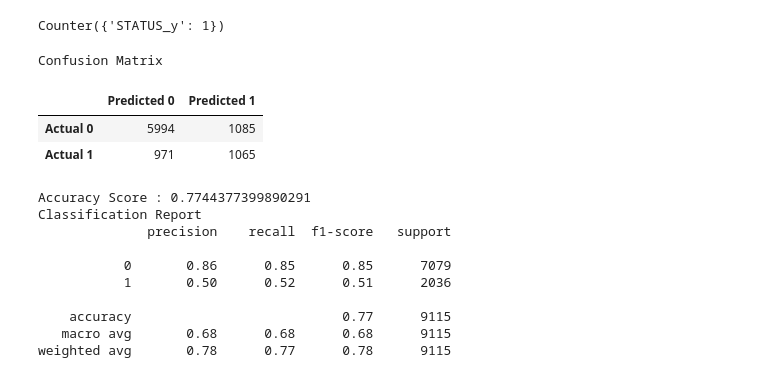
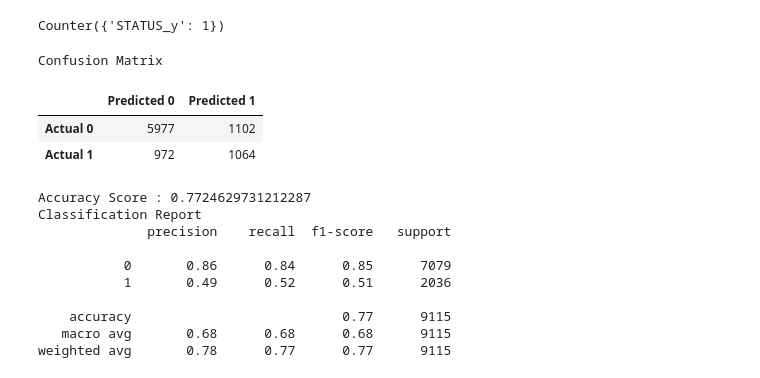
Before and after one commit to summerginger/DataSweeper_Project, a Jupyter notebook: machine_learning/test_machine_leaning_pred.ipynb, the cells around one changed output. Drawn from its saved outputs; the diff is of its cells as text; code cells hidden in the pictures.

```diff
--- a/machine_learning/test_machine_leaning_pred.ipynb
+++ b/machine_learning/test_machine_leaning_pred.ipynb
@@ -7,7 +7,7 @@ from sklearn.model_selection import train_test_split
 from sklearn.metrics import confusion_matrix, accuracy_score, classification_report
 warnings.filterwarnings('ignore')
 
-credit_application_df = pd.read_csv("../Resources/datasets/ML_credit_application.csv")
+credit_application_df = pd.read_csv("../Resources/ML_credit_application.csv")
 credit_application_df.drop(['ID'], axis=1, inplace=True)
 # Create our features
 X = credit_application_df.drop(columns="STATUS_y")
@@ -32,41 +32,41 @@ X_test_scaled = X_scaler.transform(X_test)
 # %%
 # Import pickle library
 import pickle
 
 
-filename = 'randomForest_SMOTE.sav'
+filename = 'randomForest_SMOTE_new.sav'
 loaded_model = pickle.load(open(filename, 'rb'))
 
 predictions = loaded_model.predict(X_test_scaled)
 
 # Calculated the accuracy score
 acc_score = accuracy_score(y_test, predictions)
 
 # Calculating the confusion matrix
 cm = confusion_matrix(y_test, predictions)
 
 # Create a DataFrame from the confusion matrix.
 cm_df = pd.DataFrame(
     cm, index=["Actual 0", "Actual 1"], columns=["Predicted 0", "Predicted 1"])
 
 # Displaying results
 print("Confusion Matrix")
 display(cm_df)
 print(f"Accuracy Score : {acc_score}")
 print("Classification Report")
 print(classification_report(y_test, predictions))
 # %% [output]
 Confusion Matrix
 |  | Predicted 0 | Predicted 1 |
-| Actual 0 | 5994 | 1085 |
-| Actual 1 | 971 | 1065 |
+| Actual 0 | 5977 | 1102 |
+| Actual 1 | 972 | 1064 |
-Accuracy Score : 0.7744377399890291
+Accuracy Score : 0.7724629731212287
 Classification Report
               precision    recall  f1-score   support
 
-           0       0.86      0.85      0.85      7079
-           1       0.50      0.52      0.51      2036
+           0       0.86      0.84      0.85      7079
+           1       0.49      0.52      0.51      2036
 
     accuracy                           0.77      9115
    macro avg       0.68      0.68      0.68      9115
-weighted avg       0.78      0.77      0.78      9115
+weighted avg       0.78      0.77      0.77      9115
```
Also changed, not shown: 5 other files.
